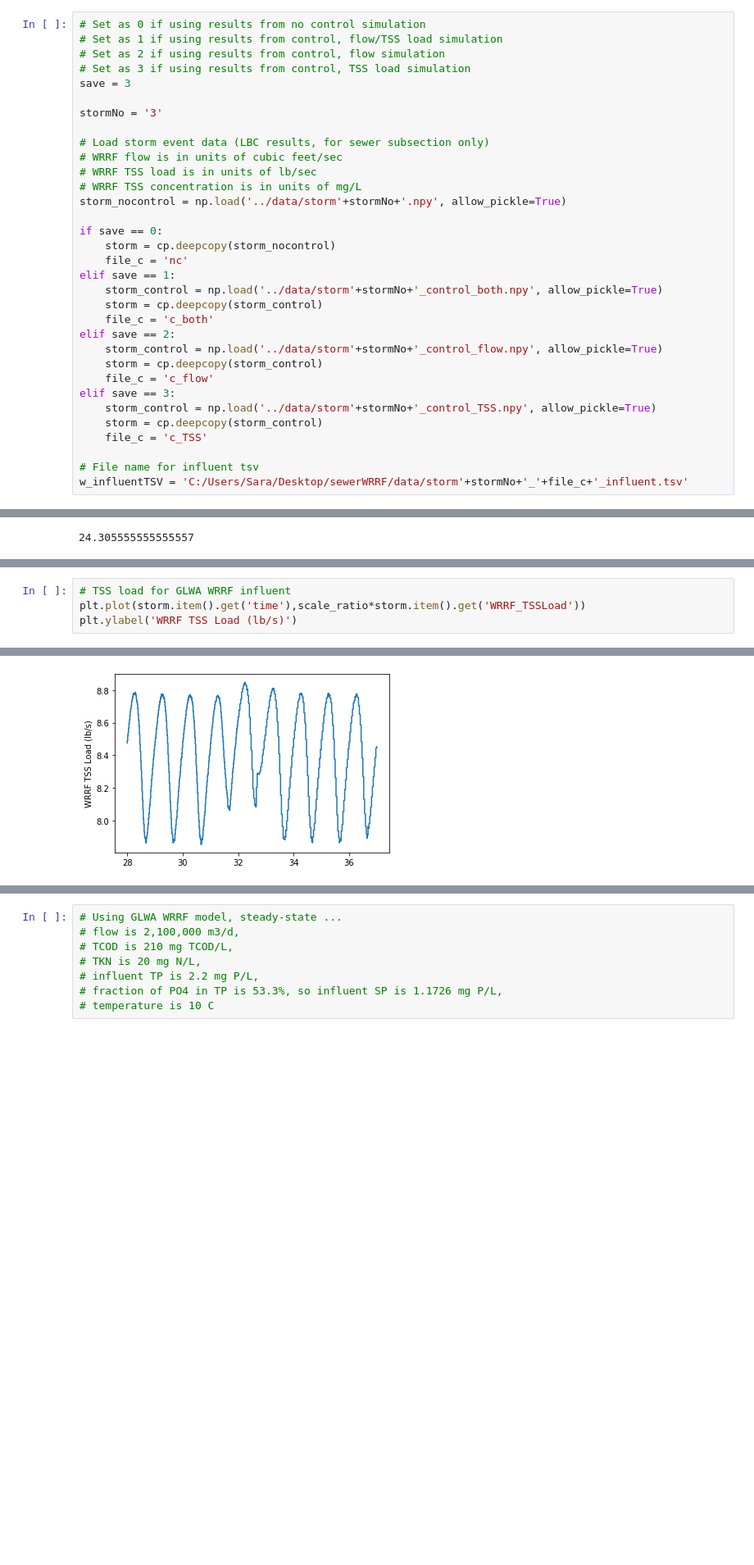
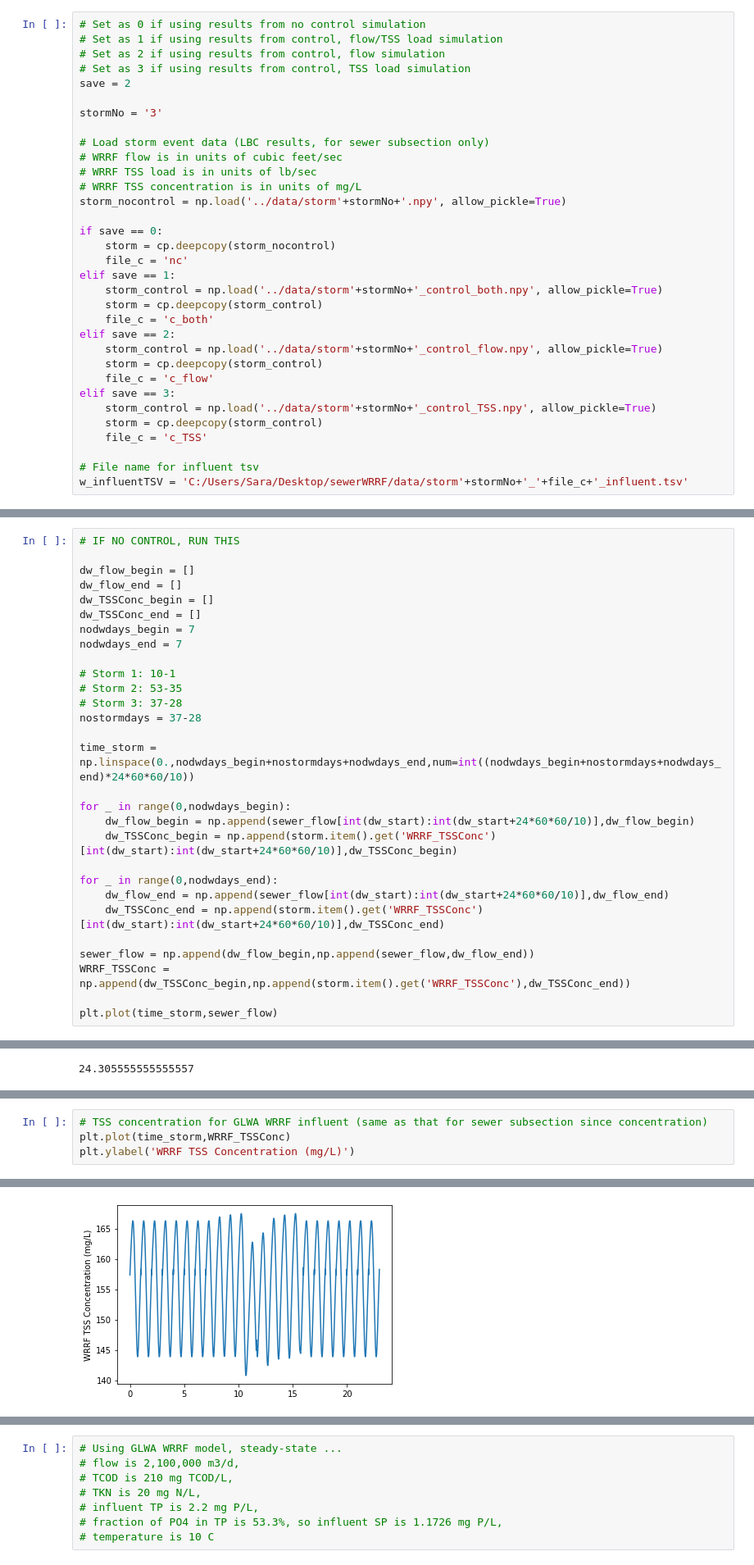
Before and after one commit to stroutm/sewerWRRF, a Jupyter notebook: SumoPythonPractice/Scaleinflow_sewerWRRF.ipynb, the cells around one changed output, grey strips where cells are left out. Shown at 82% size. Saved outputs shown, nothing was run; the diff lists cells and outputs as text; blank space fills up the shorter version.

Commit message:
Added dry-weather buffer to storm inputs

```diff
--- a/SumoPythonPractice/Scaleinflow_sewerWRRF.ipynb
+++ b/SumoPythonPractice/Scaleinflow_sewerWRRF.ipynb
@@ -8,7 +8,7 @@ import matplotlib.pyplot as plt
 # Set as 1 if using results from control, flow/TSS load simulation
 # Set as 2 if using results from control, flow simulation
 # Set as 3 if using results from control, TSS load simulation
-save = 3
+save = 2
 
 stormNo = '3'
 
@@ -104,0 +105,29 @@ seweroutflow
+# %%
+# IF NO CONTROL, RUN THIS
+
+dw_flow_begin = []
+dw_flow_end = []
+dw_TSSConc_begin = []
+dw_TSSConc_end = []
+nodwdays_begin = 7
+nodwdays_end = 7
+
+# Storm 1: 10-1
+# Storm 2: 53-35
+# Storm 3: 37-28
+nostormdays = 37-28
+
+time_storm = np.linspace(0.,nodwdays_begin+nostormdays+nodwdays_end,num=int((nodwdays_begin+nostormdays+nodwdays_end)*24*60*60/10))
+
+for _ in range(0,nodwdays_begin):
+    dw_flow_begin = np.append(sewer_flow[int(dw_start):int(dw_start+24*60*60/10)],dw_flow_begin)
+    dw_TSSConc_begin = np.append(storm.item().get('WRRF_TSSConc')[int(dw_start):int(dw_start+24*60*60/10)],dw_TSSConc_begin)
+
+for _ in range(0,nodwdays_end):
+    dw_flow_end = np.append(sewer_flow[int(dw_start):int(dw_start+24*60*60/10)],dw_flow_end)
+    dw_TSSConc_end = np.append(storm.item().get('WRRF_TSSConc')[int(dw_start):int(dw_start+24*60*60/10)],dw_TSSConc_end)
+
+sewer_flow = np.append(dw_flow_begin,np.append(sewer_flow,dw_flow_end))
+WRRF_TSSConc = np.append(dw_TSSConc_begin,np.append(storm.item().get('WRRF_TSSConc'),dw_TSSConc_end))
+
+plt.plot(time_storm,sewer_flow)
@@ -139,5 +220,5 @@ Text(0, 0.5, 'WRRF Flow (m3/d)')
 # %%
-# TSS load for GLWA WRRF influent
-plt.plot(storm.item().get('time'),scale_ratio*storm.item().get('WRRF_TSSLoad'))
-plt.ylabel('WRRF TSS Load (lb/s)')
+# TSS concentration for GLWA WRRF influent (same as that for sewer subsection since concentration)
+plt.plot(time_storm,WRRF_TSSConc)
+plt.ylabel('WRRF TSS Concentration (mg/L)')
 # %% [output]
@@ -145 +226 @@ Text(0, 0.5, 'WRRF TSS Load (lb/s)')
-[figure, old version]
+[figure, new version]
```
Also changed, not shown: parts of 15 cells of this notebook.
